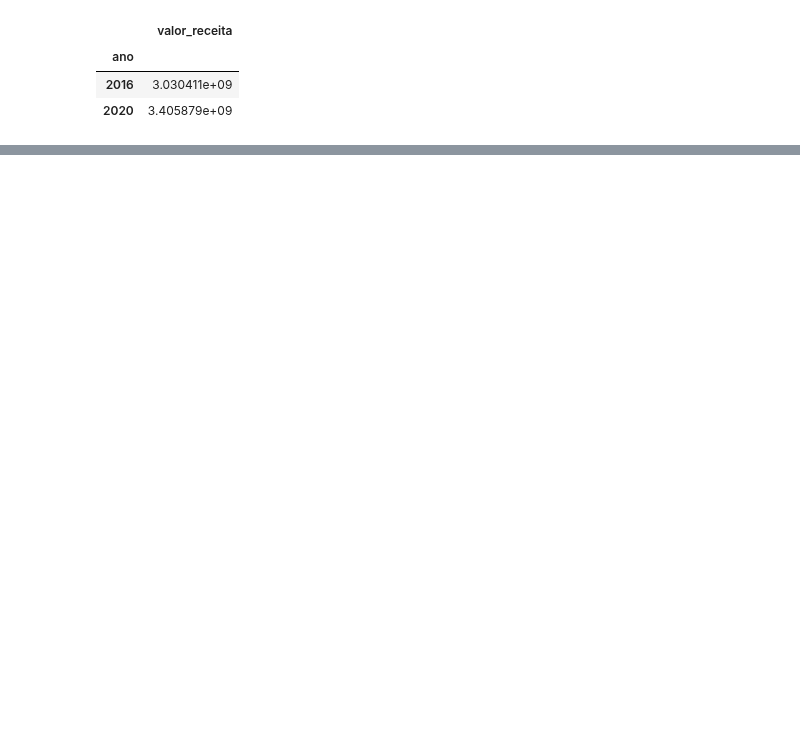
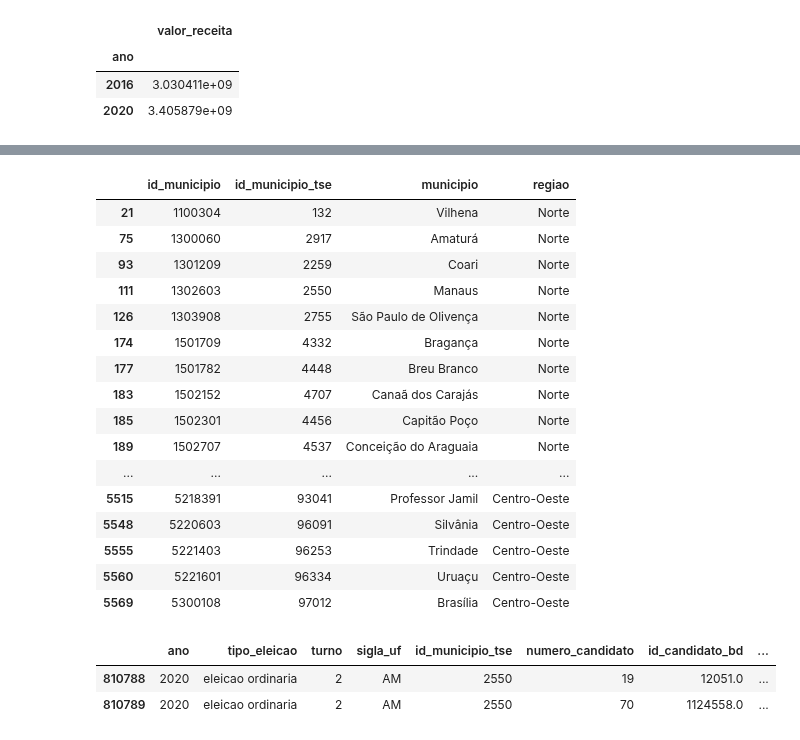
Before and after one commit to d116626/mais_projects, a Jupyter notebook: notebooks/analise_mais_alziras.ipynb, the cells around one changed output, grey strips where cells are left out. Cells and saved outputs as stored; diff of their text form; code cells hidden in the pictures; blank space fills up the shorter version.

```diff
--- a/notebooks/analise_mais_alziras.ipynb
+++ b/notebooks/analise_mais_alziras.ipynb
@@ -431,0 +450,32 @@ tabela_final[np.logical_not(mask_prefeito)].to_csv(f'{out_path}vereadores_comple
+# %%
+vereadoras = pd.read_csv('../data/analise/mais/alziras/output/vereadores_completo.csv')
+entrega_vereadores = pd.read_csv('../data/analise/mais/alziras/output/vereadores_completo_entrega.csv')
+municipios = pd.read_parquet('../data/analise/mais/alziras/input/municipios.parquet')
+
+vereadoras['id_municipio'] = vereadoras['id_municipio'].astype('str')
+municipios['id_municipio'] = municipios['id_municipio'].astype('str')
+entrega_vereadores['id_municipio'] = entrega_vereadores['id_municipio'].astype('str')
+# %%
+entrega_vereadores_2020 = vereadoras[vereadoras['ano']==2020]
+# %%
+mask = ~municipios['id_municipio'].isin(entrega_vereadores_2020['id_municipio'].unique())
+
+municipios[mask]
+# %% [output]
+|  | id_municipio | id_municipio_tse | municipio | regiao |
+| 21 | 1100304 | 132 | Vilhena | Norte |
+| 75 | 1300060 | 2917 | Amaturá | Norte |
+| 93 | 1301209 | 2259 | Coari | Norte |
+| 111 | 1302603 | 2550 | Manaus | Norte |
+| 126 | 1303908 | 2755 | São Paulo de Olivença | Norte |
+| 174 | 1501709 | 4332 | Bragança | Norte |
+| 177 | 1501782 | 4448 | Breu Branco | Norte |
+| 183 | 1502152 | 4707 | Canaã dos Carajás | Norte |
+| 185 | 1502301 | 4456 | Capitão Poço | Norte |
+| 189 | 1502707 | 4537 | Conceição do Araguaia | Norte |
+| ... | ... | ... | ... | ... |
+| 5515 | 5218391 | 93041 | Professor Jamil | Centro-Oeste |
+| 5548 | 5220603 | 96091 | Silvânia | Centro-Oeste |
+| 5555 | 5221403 | 96253 | Trindade | Centro-Oeste |
+| 5560 | 5221601 | 96334 | Uruaçu | Centro-Oeste |
+| 5569 | 5300108 | 97012 | Brasília | Centro-Oeste |
@@ -431,0 +493,6 @@ tabela_final[np.logical_not(mask_prefeito)].to_csv(f'{out_path}vereadores_comple
+# %%
+get_bug(cadidato_resultado)
+# %% [output]
+|  | ano | tipo_eleicao | turno | sigla_uf | id_municipio_tse | numero_candidato | id_candidato_bd | ... |
+| 810788 | 2020 | eleicao ordinaria | 2 | AM | 2550 | 19 | 12051.0 | ... |
+| 810789 | 2020 | eleicao ordinaria | 2 | AM | 2550 | 70 | 1124558.0 | ... |
```
Also changed, not shown: parts of 12 cells of this notebook, 1 other file.
